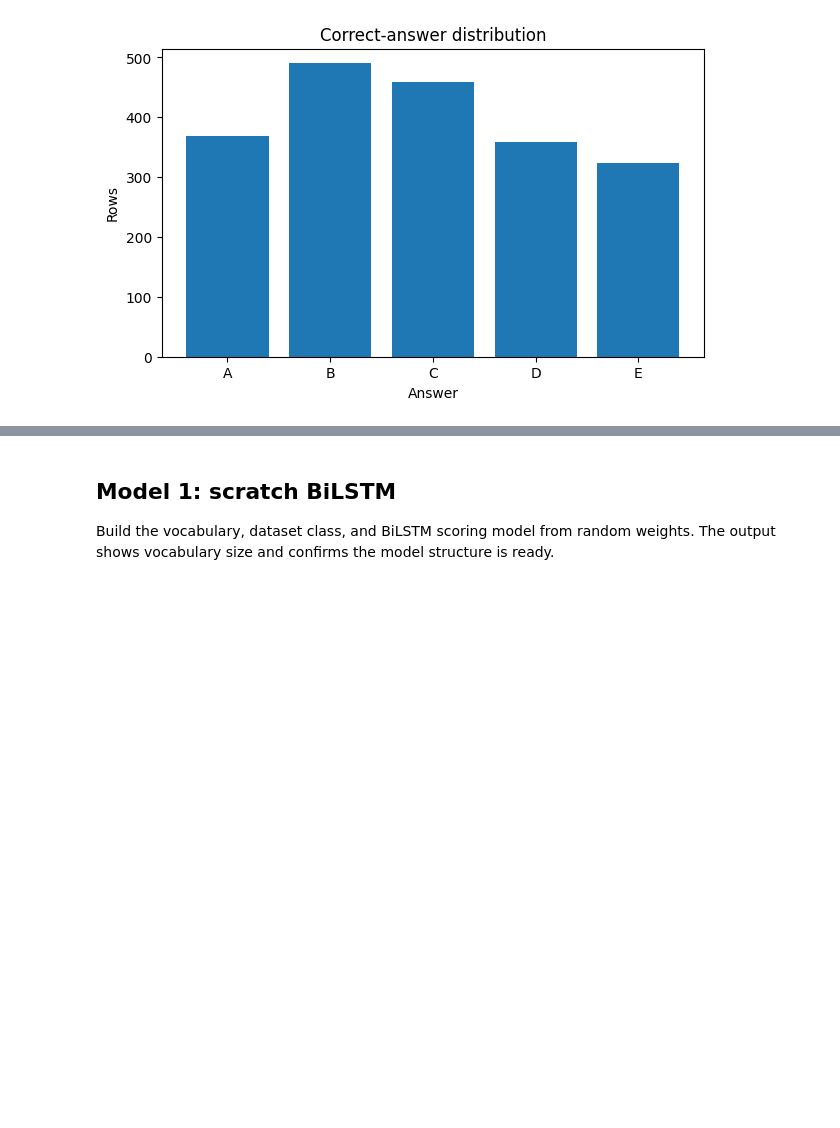
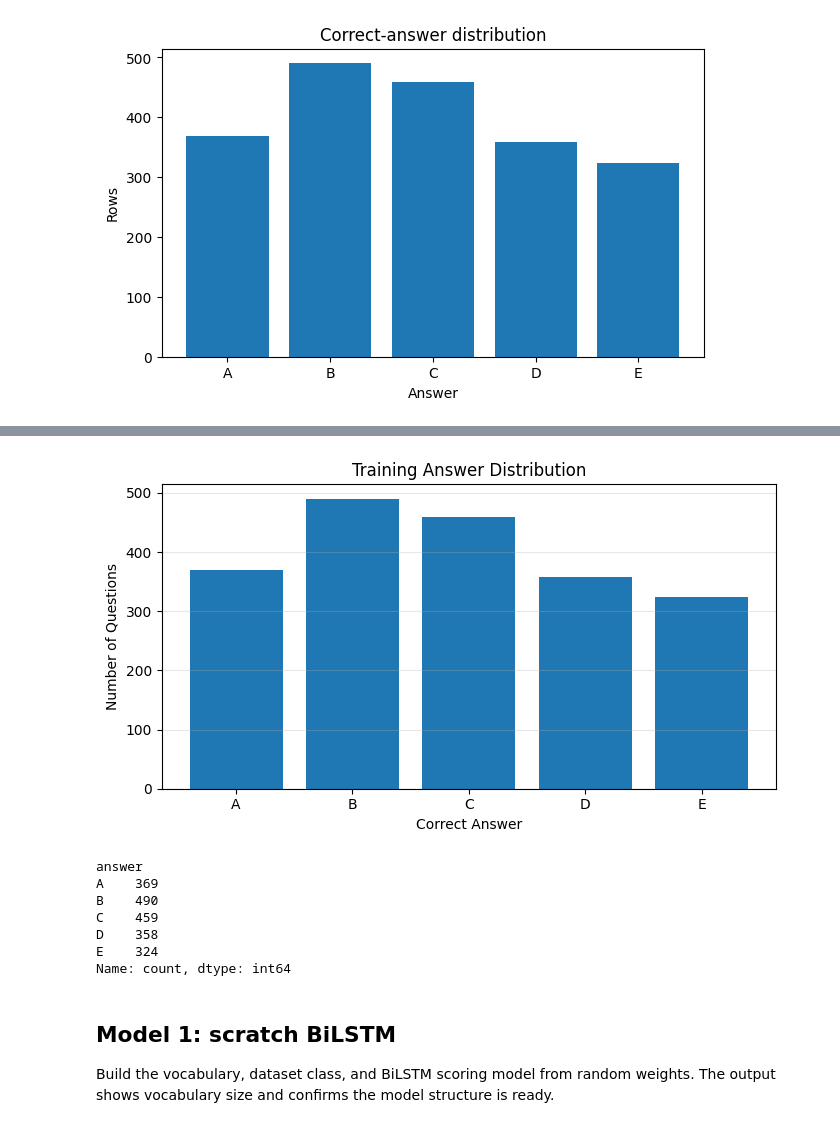
Before and after one commit to Abhishek-1124/23F2004693-DL-23F2004693-notebook-t22026, a Jupyter notebook: notebooks/DL-23F2004693-notebook-t22026-2.ipynb, the cells around one changed output, grey strips where cells are left out. Cells and saved outputs as stored; diff of their text form; code cells hidden in the pictures; blank space fills up the shorter version.

```diff
--- a/notebooks/DL-23F2004693-notebook-t22026-2.ipynb
+++ b/notebooks/DL-23F2004693-notebook-t22026-2.ipynb
@@ -203,3 +214,26 @@ plt.show()
+# %%
+answer_counts = train_df["answer"].value_counts().reindex(OPTIONS, fill_value=0)
+
+plt.figure(figsize=(7, 4))
+plt.bar(answer_counts.index, answer_counts.values)
+
+plt.title("Training Answer Distribution")
+plt.xlabel("Correct Answer")
+plt.ylabel("Number of Questions")
+plt.grid(axis="y", alpha=0.3)
+plt.tight_layout()
+plt.show()
+
+print(answer_counts)
+# %% [output]
+[figure, added]
+answer
+A    369
+B    490
+C    459
+D    358
+E    324
+Name: count, dtype: int64
 # %% [markdown]
 ## Model 1: scratch BiLSTM
 Build the vocabulary, dataset class, and BiLSTM scoring model from random weights.
```
Also changed, not shown: parts of 27 cells of this notebook.
